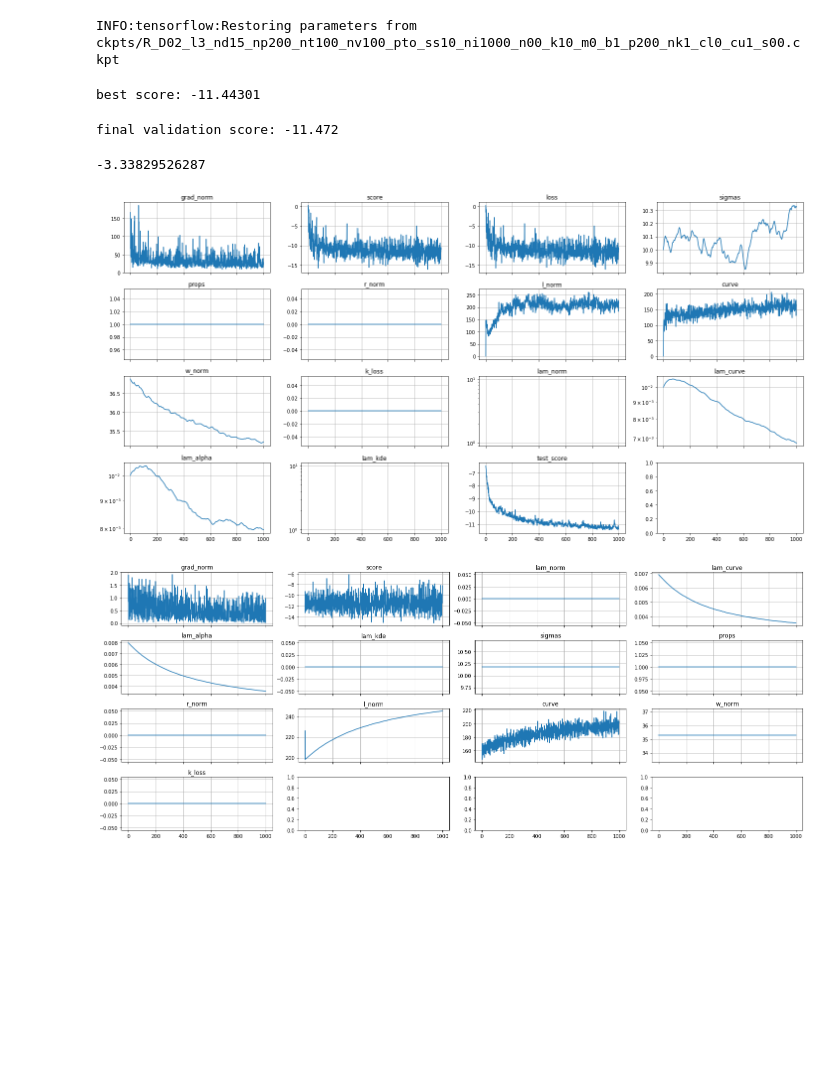
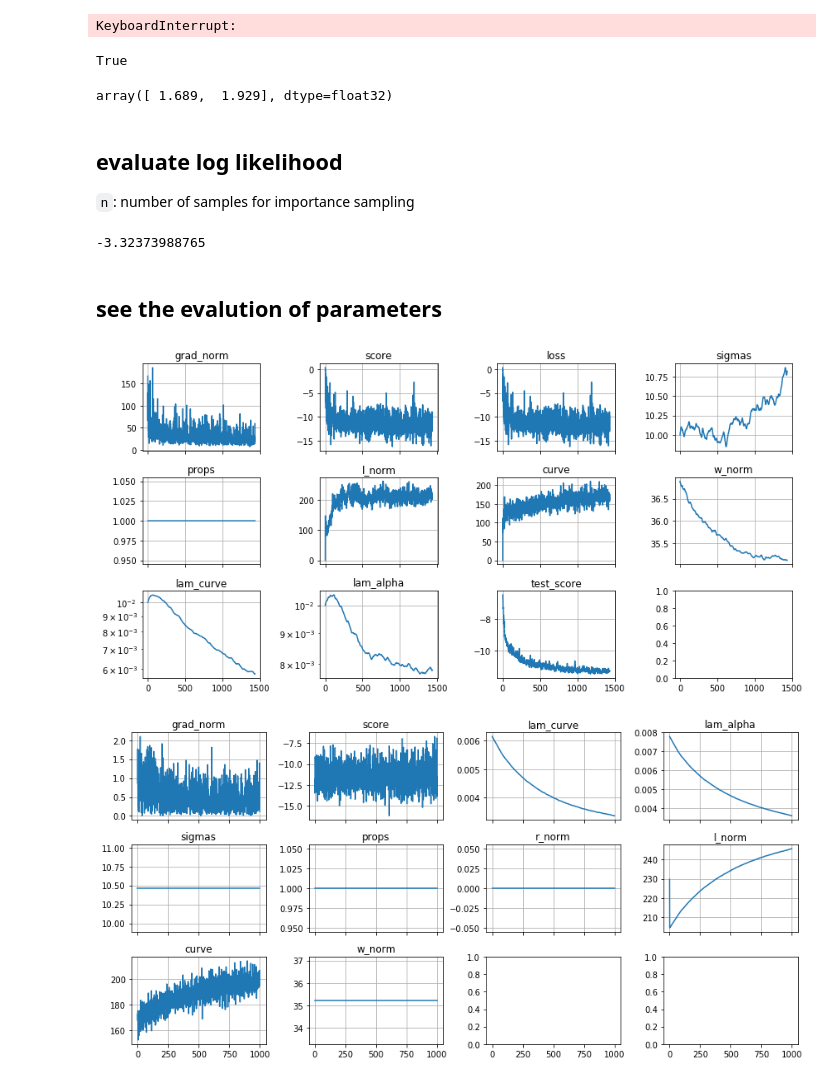
Before and after one commit to kevin-w-li/deep-kexpfam, a Jupyter notebook: training_demo.ipynb, the cells around one changed output. Drawn from its saved outputs; the diff is of its cells as text; code cells hidden in the pictures; blank space fills up the shorter version.

```diff
--- a/training_demo.ipynb
+++ b/training_demo.ipynb
@@ -13,8 +17,12 @@ from Utils import get_grid
 seed = 12
 noise_std = 0.0
 dname = "ring"
-p = load_data(dname, D=2, valid_thresh=0.0, noise_std = noise_std, seed=seed, itanh=False, whiten=True)
+p = load_data(dname, D=2, valid_thresh=0.0, noise_std = noise_std, seed=seed, itanh=False)
 D = p.D
 
 plot_size=8
 ngrid = 100
+
+data = p.data[:500,:5]
+df = pd.DataFrame(data)
+sns.pairplot(df,  plot_kws=dict(s=5, alpha=1.0, linewidth=0))
@@ -28,22 +54,33 @@ sns.pairplot(df,  plot_kws=dict(s=5, alpha=1.0, linewidth=0))
 # %%
 dl_model = DKEFModels.DeepLite(p, npoint=200, nlayer=3, nneuron=15,
                                init_log_lam=-2, init_log_sigma=np.logspace(0,1,1),
-                               points_type="opt", step_size=1e-3, base=True, noise_std=0.0, init_weight_std=1.0,
-                               niter=1000, ntrain=100, nvalid=100, patience=200, seed=0,
+                               points_type="opt", step_size=1e-2, base=True, noise_std=0.0, init_weight_std=1.0,
+                               niter=5000, ntrain=100, nvalid=100, patience=200, seed=0,
                                final_ntrain = 100, final_nvalid=100, final_niter = 1000, final_step_size=1e-3,
                                gpu_count=1, curve_penalty=True, add_skip=True)
 kernel_res, alpha_res, logZ = dl_model.fit(0)
 # %% [output]
-INFO:tensorflow:Restoring parameters from ckpts/R_D02_l3_nd15_np200_nt100_nv100_pto_ss10_ni1000_n00_k10_m0_b1_p200_nk1_cl0_cu1_s00.ckpt
+KeyboardInterrupt:
-best score: -11.44301
-final validation score: -11.472
+# %%
+dl_model.model_params["add_skip"]
+# %% [output]
+True
+# %%
+dl_model.sess.run(dl_model.kn.base.beta)
+# %% [output]
+array([ 1.689,  1.929], dtype=float32)
+# %% [markdown]
+## evaluate log likelihood
+`n`: number of samples for importance sampling
 # %%
 ll = dl_model.eval(p.test_data, n=10**7).mean()
 print ll
 # %% [output]
--3.33829526287
+-3.32373988765
+# %% [markdown]
+## see the evalution of parameters
 # %%
-fig, axes = plt.subplots(4,4,figsize=(20,10), sharex=True)
+fig, axes = plt.subplots(3,4,figsize=(12,6), sharex=True)
 
 axes = axes.flatten()
 res = dl_model.state_hist
@@ -58,20 +95,20 @@ for ki, k in  enumerate(res):
 
 fig.tight_layout()
 # %% [output]
-[figure, old version]
+[figure, new version]
 # %%
-fig, axes = plt.subplots(4,4,figsize=(20,8), sharex=True)
+fig, axes = plt.subplots(3,4,figsize=(12,6), sharex=True)
 axes = axes.flatten()
 res = dl_model.final_state_hist
 for ki, k in  enumerate(res):
     ax = axes[ki]
     ax.plot(res[k])
     ax.set_title(k)
     ax.grid("on")
 
 fig.tight_layout()
 # %% [output]
-[figure, old version]
+[figure, new version]
 # %%
 idx_i, idx_j = 0,1
 
```
Also changed, not shown: parts of 5 cells of this notebook, 5 other files.
